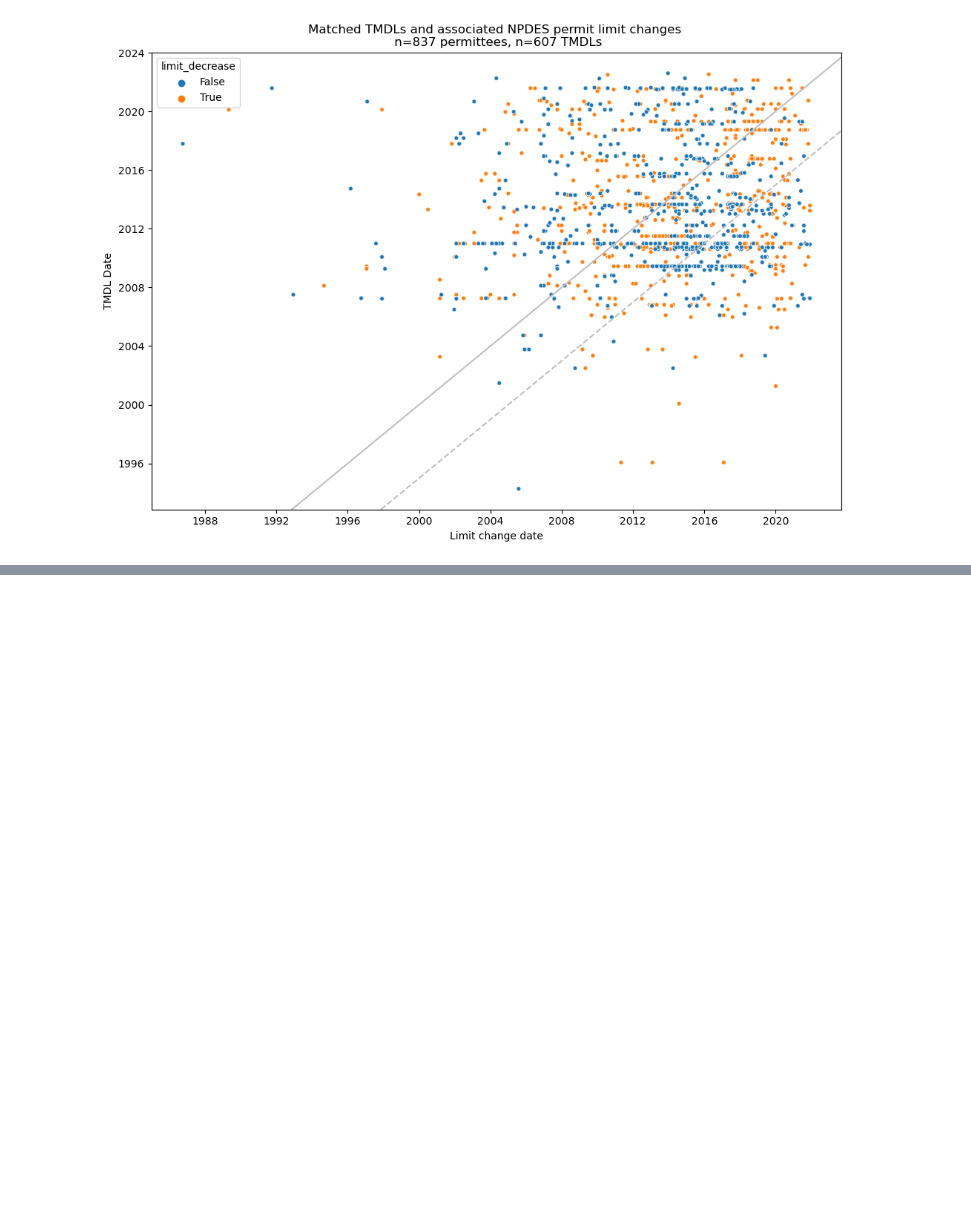
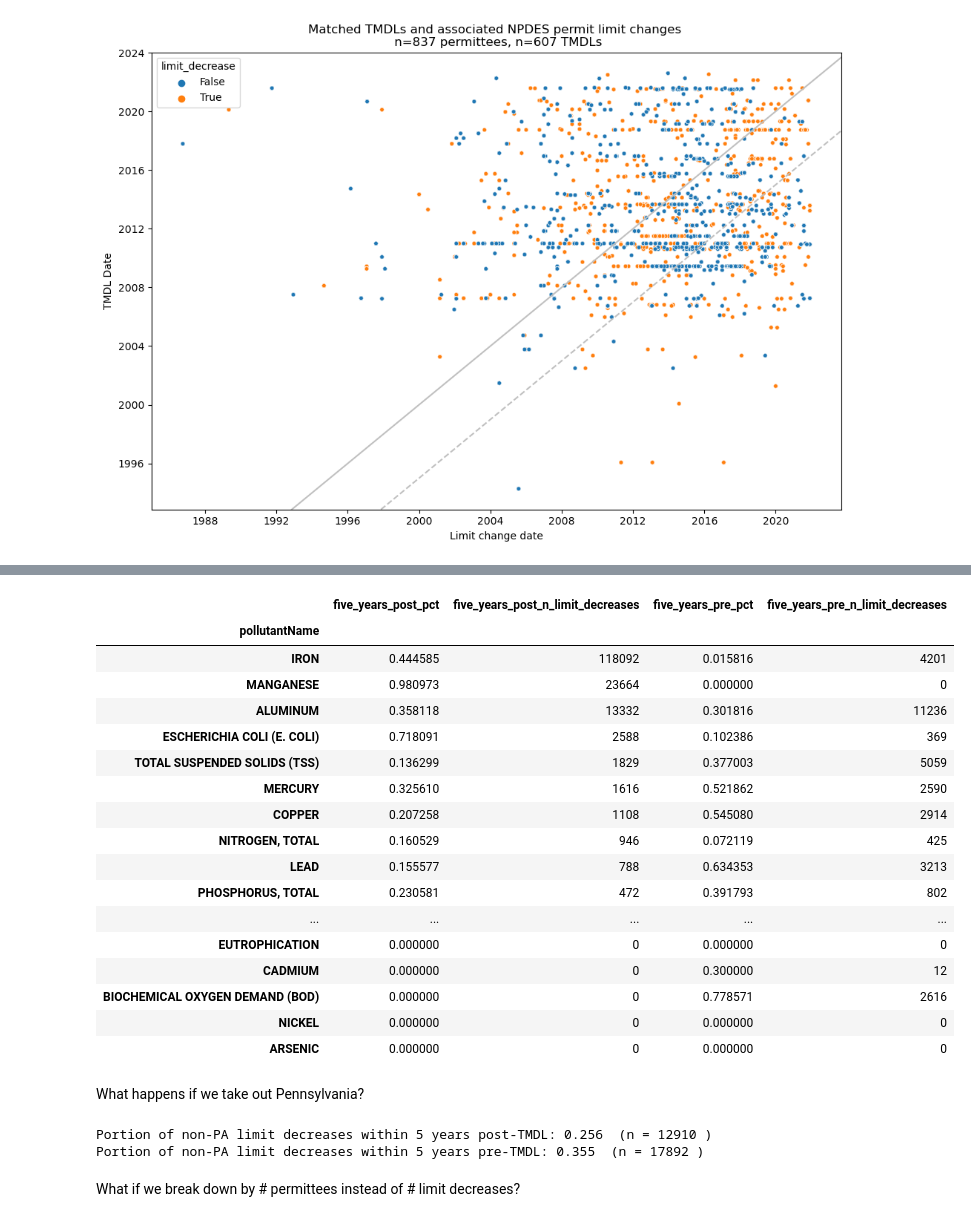
Before and after one commit to reglab/TMDLs_archived, a Jupyter notebook: TMDLS_limit_changes.ipynb, the cells around one changed output, grey strips where cells are left out. Cells and saved outputs as stored; diff of their text form; code cells hidden in the pictures; blank space fills up the shorter version.

```diff
--- a/TMDLS_limit_changes.ipynb
+++ b/TMDLS_limit_changes.ipynb
@@ -546,0 +552,31 @@ plt.legend();
+# %%
+prepped_dmrs[prepped_dmrs['limit_decrease']==True].groupby('pollutantName').agg(five_years_post_pct=pd.NamedAgg(column='limit_change_within_5yrs', aggfunc=lambda x: x.mean()), five_years_post_n_limit_decreases=pd.NamedAgg(column='limit_change_within_5yrs', aggfunc=lambda x: x.sum()), five_years_pre_pct=pd.NamedAgg(column='limit_change_within_-5yrs', aggfunc=lambda x: x.mean()), five_years_pre_n_limit_decreases=pd.NamedAgg(column='limit_change_within_-5yrs', aggfunc=lambda x: x.sum())).sort_values(by='five_years_post_n_limit_decreases', ascending=False)
+# %% [output]
+|  | five_years_post_pct | five_years_post_n_limit_decreases | five_years_pre_pct | five_years_pre_n_limit_decreases |
+| pollutantName |  |  |  |  |
+| IRON | 0.444585 | 118092 | 0.015816 | 4201 |
+| MANGANESE | 0.980973 | 23664 | 0.000000 | 0 |
+| ALUMINUM | 0.358118 | 13332 | 0.301816 | 11236 |
+| ESCHERICHIA COLI (E. COLI) | 0.718091 | 2588 | 0.102386 | 369 |
+| TOTAL SUSPENDED SOLIDS (TSS) | 0.136299 | 1829 | 0.377003 | 5059 |
+| MERCURY | 0.325610 | 1616 | 0.521862 | 2590 |
+| COPPER | 0.207258 | 1108 | 0.545080 | 2914 |
+| NITROGEN, TOTAL | 0.160529 | 946 | 0.072119 | 425 |
+| LEAD | 0.155577 | 788 | 0.634353 | 3213 |
+| PHOSPHORUS, TOTAL | 0.230581 | 472 | 0.391793 | 802 |
+| ... | ... | ... | ... | ... |
+| EUTROPHICATION | 0.000000 | 0 | 0.000000 | 0 |
+| CADMIUM | 0.000000 | 0 | 0.300000 | 12 |
+| BIOCHEMICAL OXYGEN DEMAND (BOD) | 0.000000 | 0 | 0.778571 | 2616 |
+| NICKEL | 0.000000 | 0 | 0.000000 | 0 |
+| ARSENIC | 0.000000 | 0 | 0.000000 | 0 |
+# %% [markdown]
+What happens if we take out Pennsylvania?
+# %%
+print('Portion of non-PA limit decreases within 5 years post-TMDL:', round(prepped_dmrs[(prepped_dmrs['limit_decrease']) & (prepped_dmrs['state_code'] != 'PA')]['limit_change_within_5yrs'].mean(), 3), ' (n =', len(prepped_dmrs[(prepped_dmrs['limit_decrease']) & (prepped_dmrs['state_code'] != 'PA') & (prepped_dmrs['limit_change_within_5yrs'])]), ')')
+print('Portion of non-PA limit decreases within 5 years pre-TMDL:', round(prepped_dmrs[(prepped_dmrs['limit_decrease']) & (prepped_dmrs['state_code'] != 'PA')]['limit_change_within_-5yrs'].mean(), 3), ' (n =', len(prepped_dmrs[(prepped_dmrs['limit_decrease']) & (prepped_dmrs['state_code'] != 'PA') & (prepped_dmrs['limit_change_within_-5yrs'])]), ')')
+# %% [output]
+Portion of non-PA limit decreases within 5 years post-TMDL: 0.256  (n = 12910 )
+Portion of non-PA limit decreases within 5 years pre-TMDL: 0.355  (n = 17892 )
+# %% [markdown]
+What if we break down by # permittees instead of # limit decreases?
```
Also changed, not shown: parts of 11 cells of this notebook.
